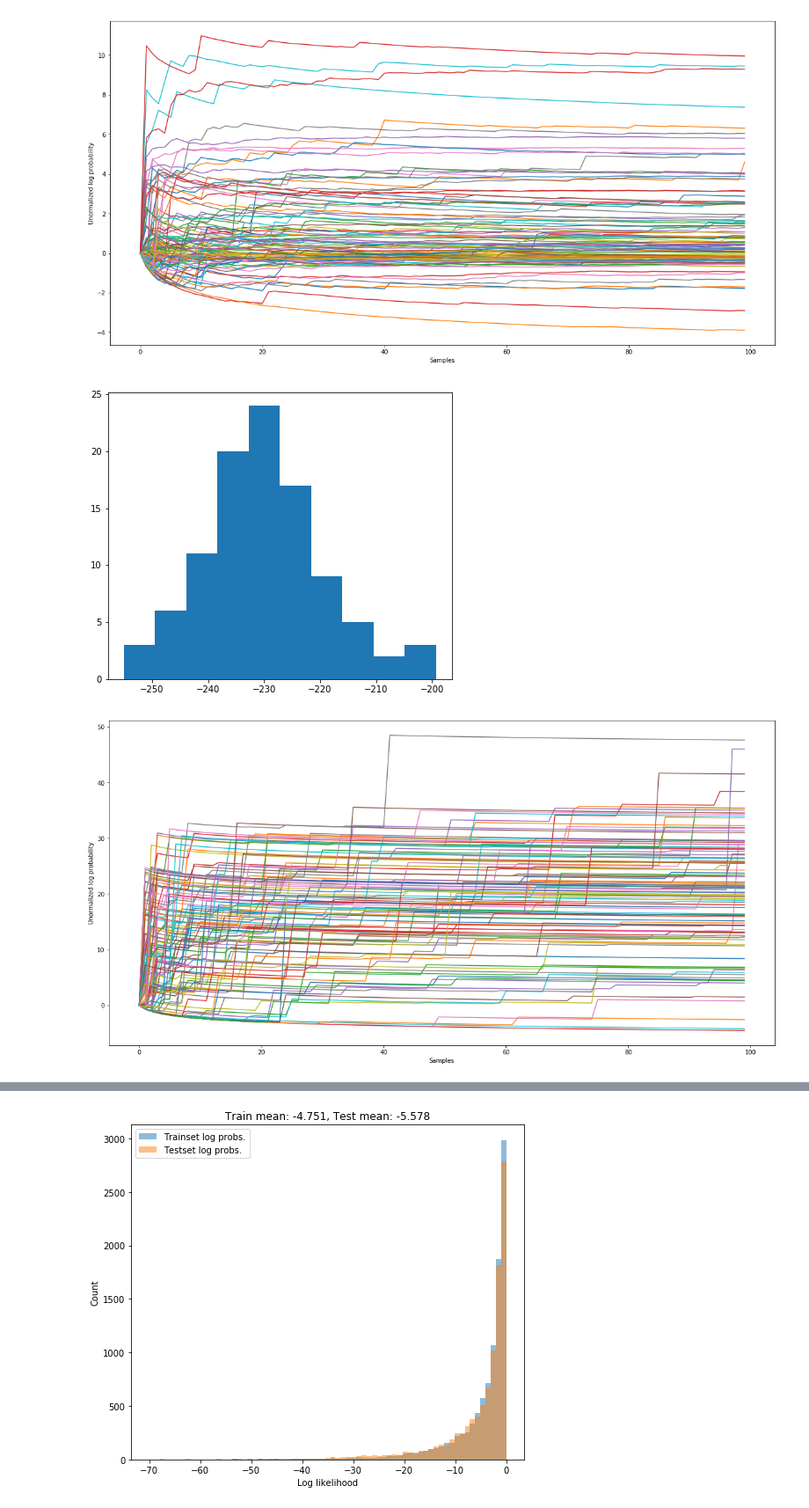
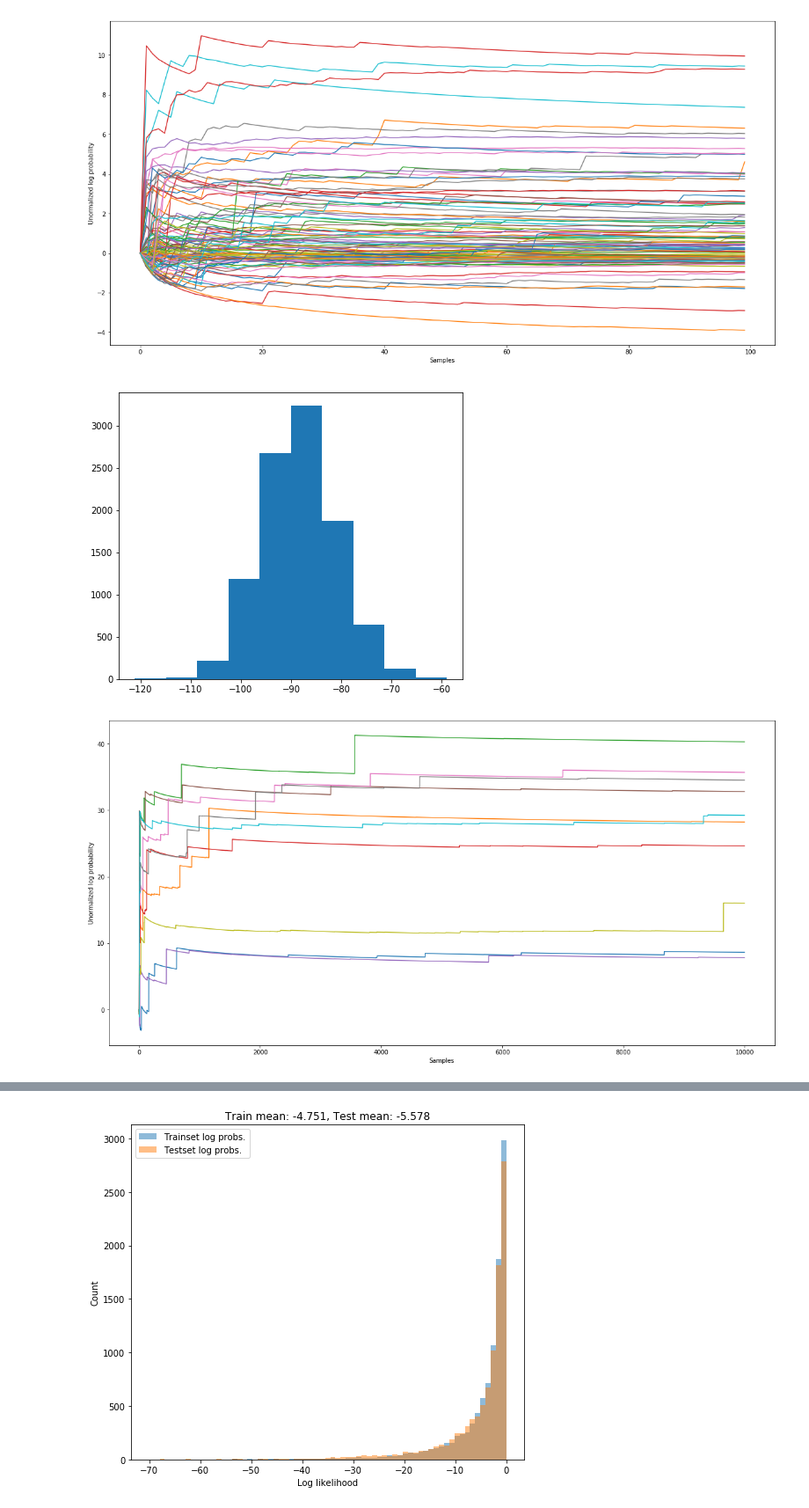
Before and after one commit to matsengrp/vampire, a Jupyter notebook: two_layer_dense_vae.ipynb, the cells around one changed output, grey strips where cells are left out. Shown at 88% size. Drawn from its saved outputs; the diff is of its cells as text; code cells hidden in the pictures.

```diff
--- a/two_layer_dense_vae.ipynb
+++ b/two_layer_dense_vae.ipynb
@@ -264,7 +265,7 @@ Epoch 2/2
 # %%
 # Save/load trained weights:
 #vae.save('two_layer_vae.h5')
-vae.load_weights('two_layer_vae.h5')
+vae.load_weights('cached_weights_BCR_vae/two_layer_vae_eps1.h5')
 # %%
 # Encode a chunk of testset data into latent space:
 chunk = 10000
@@ -444,9 +445,28 @@ for i in range(100):
 [figure]
 # %%
 ################# Importance sampling. Work in progress. ############################
+# %%
+def compute_log_probability_with_importance_sampling(x, x_prob_z, z_mean, z_sd, z_sample):
+    '''
+    x is the input one hot encoded sequence
+    x_prob_z is the VAE predicted probability of each position in x
+    z_mean is the encoder output
+    z_sd is the encoder output
+    z_sample is a sample from the posterior of the latent space q(z|x)
+    '''
+    # This gets us log of p(x|z):
+    prod_mat = np.matmul(x, x_prob_z.T)
+    log_prod_diag = np.log(prod_mat.diagonal())
+    log_p_x_given_z = np.sum(log_prod_diag)    # p(x|z)
+
+    # Then find the importance weight.
+    log_p_z = sum(norm.logpdf(z_sample, 0, 1)) # p(z)
+    log_q_z_given_x = sum(norm.logpdf(z_sample, z_mean, z_sd))  # q(z|x)
+    log_imp_weight = log_p_z - log_q_z_given_x  # Importance weight: p(z)/q(z|x)
+    return(log_p_x_given_z + log_imp_weight)
 # %%
 # Repeat with importance sampling:
-Nsamples = 100
+Nsamples = 10000
 chunk = 100  # This is slow so we decrease our chunk size
 x = x_test[0:chunk]
 log_p_list = np.zeros((100, Nsamples))
@@ -466,17 +486,17 @@ for i in range(Nsamples):
 plt.figure(figsize=(7, 6))
 plt.hist(log_p_list[0]);
 # %% [output]
-[figure, old version]
+[figure, new version]
 # %%
 # It looks like we reached convergence:
 ### Notice it is expected that the convergence plot is _not_ symmetric,
 # because the log probabilities are also not symmetric i.e. run from -Inf to 0.
 plt.figure(figsize=(20, 10))
-for i in range(100):
+for i in range(10):
     # We care about the convergence, therefore start at 0 baseline:
     ll = log_mean_p[i] - log_mean_p[i][0]
     plt.xlabel('Samples')
     plt.ylabel('Unormalized log probability')
     plt.plot(ll);
 # %% [output]
-[figure, old version]
+[figure, new version]
```
Also changed, not shown: parts of 16 cells of this notebook, 1 other file.
